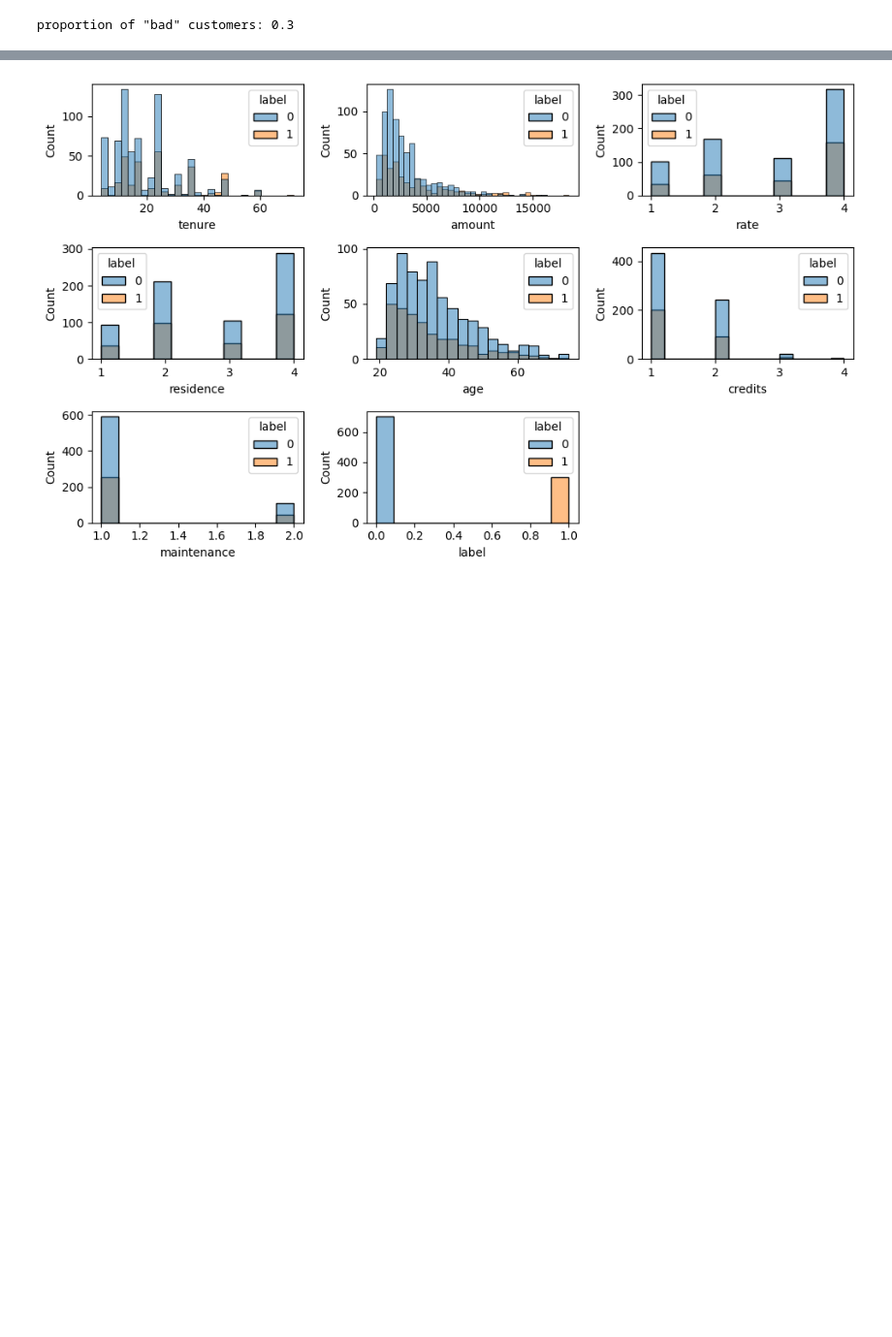
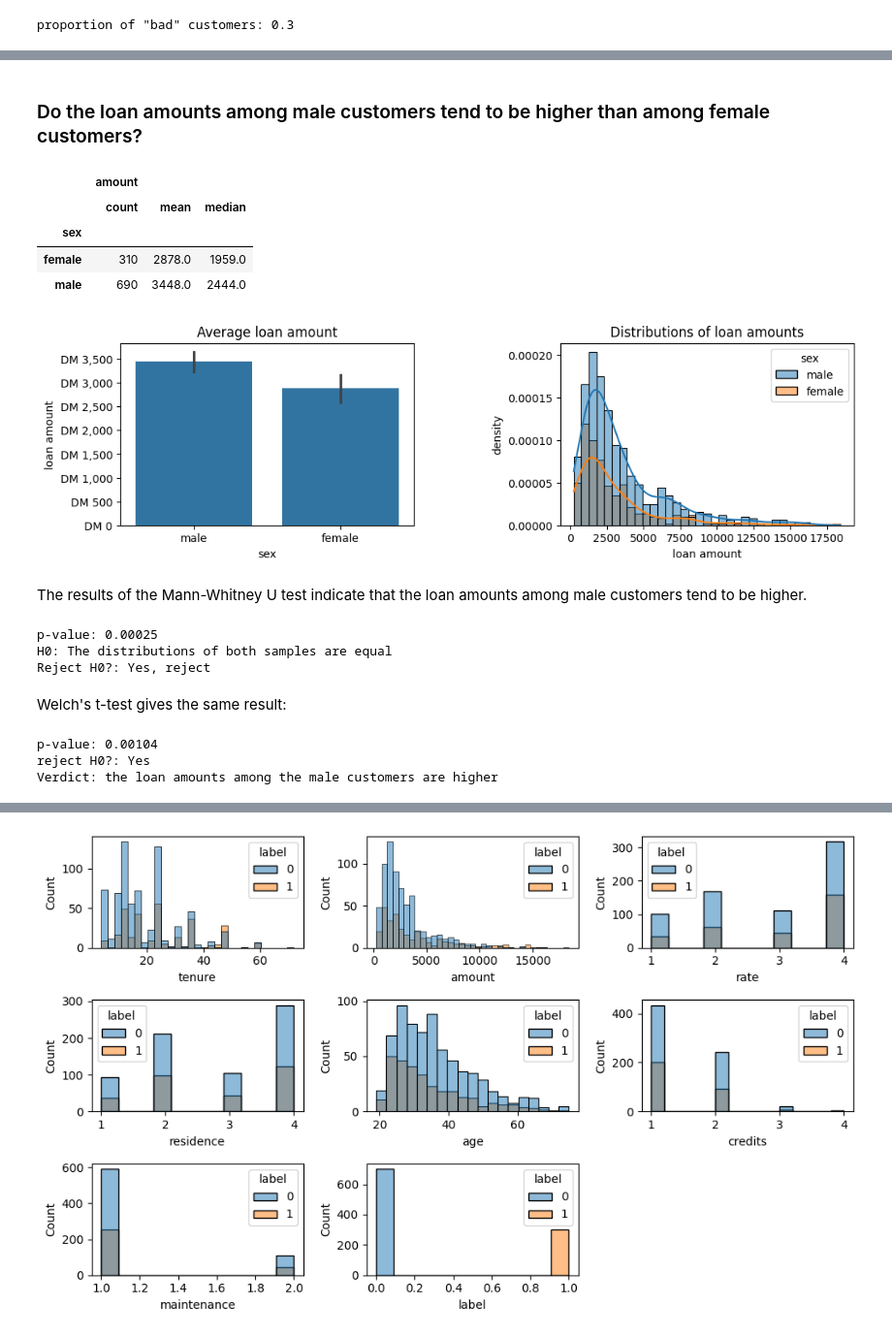
Before and after one commit to leztien/portfolio-project-classification-for-german-credit-database, a Jupyter notebook: exploratory_data_analysis.ipynb, the cells around one changed output, grey strips where cells are left out. Shown at 97% size. Drawn from its saved outputs; the diff is of its cells as text; code cells hidden in the pictures; blank space fills up the shorter version.

```diff
--- a/exploratory_data_analysis.ipynb
+++ b/exploratory_data_analysis.ipynb
@@ -293,0 +534,53 @@ proportion of "bad" customers: 0.3
+# %% [markdown]
+### Do the loan amounts among male customers tend to be higher than among female customers?
+# %%
+
+fig, (ax1, ax2) = plt.subplots(1,2, figsize=(12,3))
+
+sns.barplot(df, x='sex', y='amount', ax=ax1)
+ax1.set_ylabel("loan amount")
+ax1.set_title("Average loan amount")
+ax1.yaxis.set_major_formatter(StrMethodFormatter("DM {x:,.0f}"));
+
+
+sns.histplot(df, x='amount', hue='sex', kde=True, stat='density', ax=ax2)
+ax2.set_xlabel("loan amount")
+ax2.set_ylabel("density")
+ax2.set_title("Distributions of loan amounts")
+fig.subplots_adjust(wspace=0.5, hspace=0.5)
+
+df[['sex', 'amount']].groupby('sex').agg(['count', 'mean', 'median']).round()
+# %% [output]
+|  | amount |  |  |
+|  | count | mean | median |
+| sex |  |  |  |
+| female | 310 | 2878.0 | 1959.0 |
+| male | 690 | 3448.0 | 2444.0 |
+[figure, added]
+# %% [markdown]
+The results of the Mann-Whitney U test indicate that the loan amounts among male customers tend to be higher.
+# %%
+sample1 = df.loc[df['sex']=='female', 'amount']
+sample2 = df.loc[df['sex']=='male', 'amount']
+
+alpha = 0.05
+statistic, pvalue = stats.mannwhitneyu(sample1, sample2)
+
+print("p-value:", round(pvalue, 5))
+print("H0: The distributions of both samples are equal")
+print(f"Reject H0?: {'Yes' if pvalue < alpha else 'No'}")
+# %% [output]
+p-value: 0.00025
+H0: The distributions of both samples are equal
+Reject H0?: Yes, reject
+# %% [markdown]
+Welch's t-test gives the same result:
+# %%
+t, pvalue = stats.ttest_ind(sample1, sample2, equal_var=False, alternative='less')
+print("p-value:", round(pvalue, 5))
+print(f"reject H0?: {'Yes' if pvalue < alpha else 'No'}")
+print("Verdict: the loan amounts among the male customers are higher")
+# %% [output]
+p-value: 0.00104
+reject H0?: Yes
+Verdict: the loan amounts among the male customers are higher
```
Also changed, not shown: parts of 78 cells of this notebook, 2 other files.
